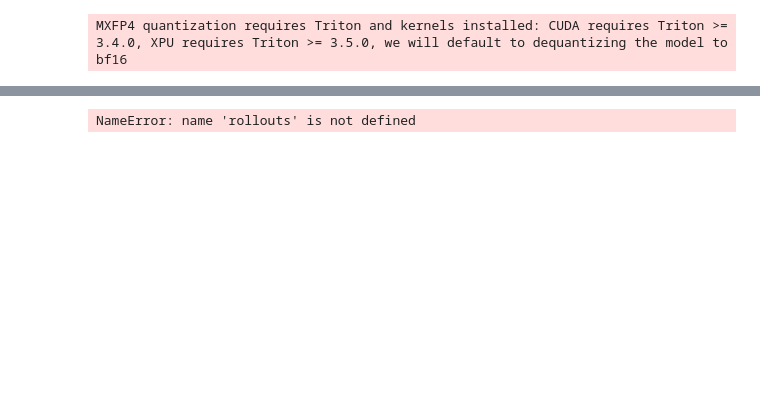
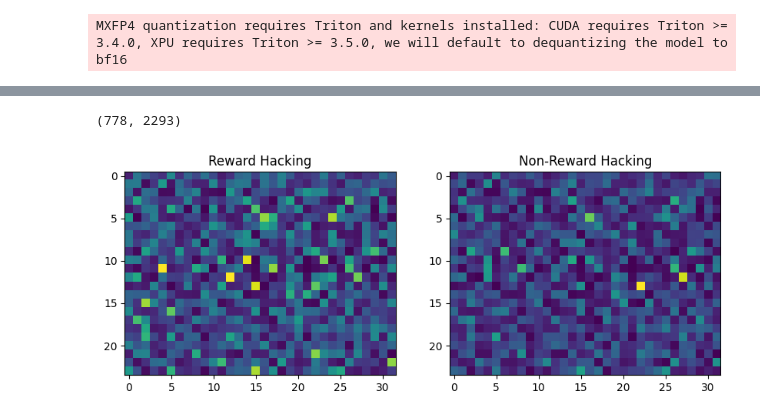
Before and after one commit to jrh-mann/reward_hacking_sae_dashboard, a Jupyter notebook: experts.ipynb, the cells around one changed output, grey strips where cells are left out. Saved outputs shown, nothing was run; the diff lists cells and outputs as text; code cells hidden in the pictures; blank space fills up the shorter version.

```diff
--- a/experts.ipynb
+++ b/experts.ipynb
@@ -196,6 +163,5 @@ def fix_prompt_structure(prompt, thinking, actual):
 # %%
-for rollout in rollouts[:1]:
+for rollout in tqdm.tqdm(rollouts):
     reconstructed_prompt = fix_prompt_structure(rollout["prompt"], rollout["thinking"], rollout["actual"])
-    logits = get_router_logits(model, reconstructed_prompt[:1000])
+    logits = get_router_logits(model, reconstructed_prompt)
+    all_logits.append(logits)
-# %% [output]
-NameError: name 'rollouts' is not defined
@@ -201,0 +179,17 @@ NameError: name 'rollouts' is not defined
+# %%
+reshaped_logits = torch.load("rollouts/100_rollouts_all_samples_logits.pt")
+# %%
+rh = []
+non_rh = []
+for i, rollout in enumerate(rollouts):
+    if rollout["reward_hacking"]:
+        rh.append(reshaped_logits[i])
+    else:
+        non_rh.append(reshaped_logits[i])
+# %%
+len(rh), len(non_rh)
+# %% [output]
+(778, 2293)
+# %%
+rh_mean = torch.stack([example.mean(axis=1) for example in rh]).mean(axis=0)
+non_rh_mean = torch.stack([example.mean(axis=1) for example in non_rh]).mean(axis=0)
@@ -201,0 +198,9 @@ NameError: name 'rollouts' is not defined
+# %%
+fig, axes = plt.subplots(1, 2, figsize=(10, 5))
+axes[0].imshow(rh_mean)
+axes[1].imshow(non_rh_mean)
+axes[0].set_title("Reward Hacking")
+axes[1].set_title("Non-Reward Hacking")
+plt.show()
+# %% [output]
+[figure, added]
```
Also changed, not shown: parts of 59 cells of this notebook, 2 other files.
